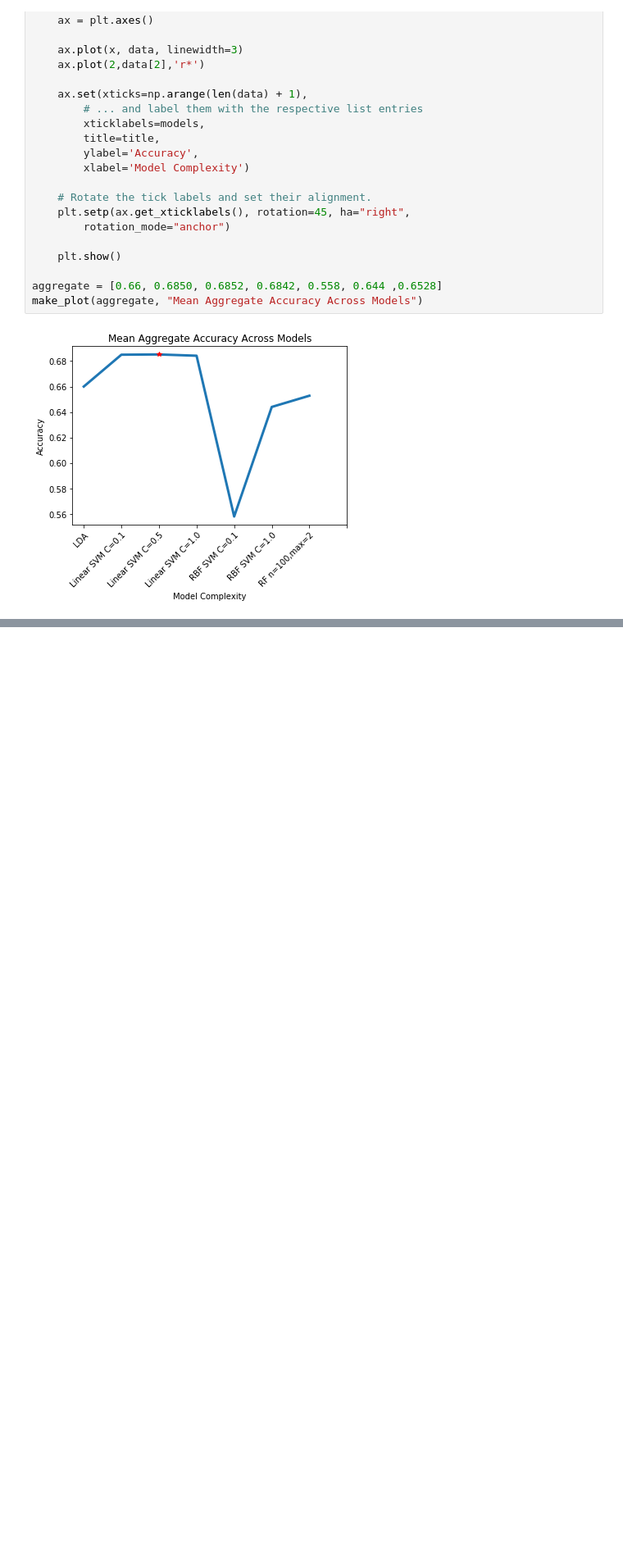
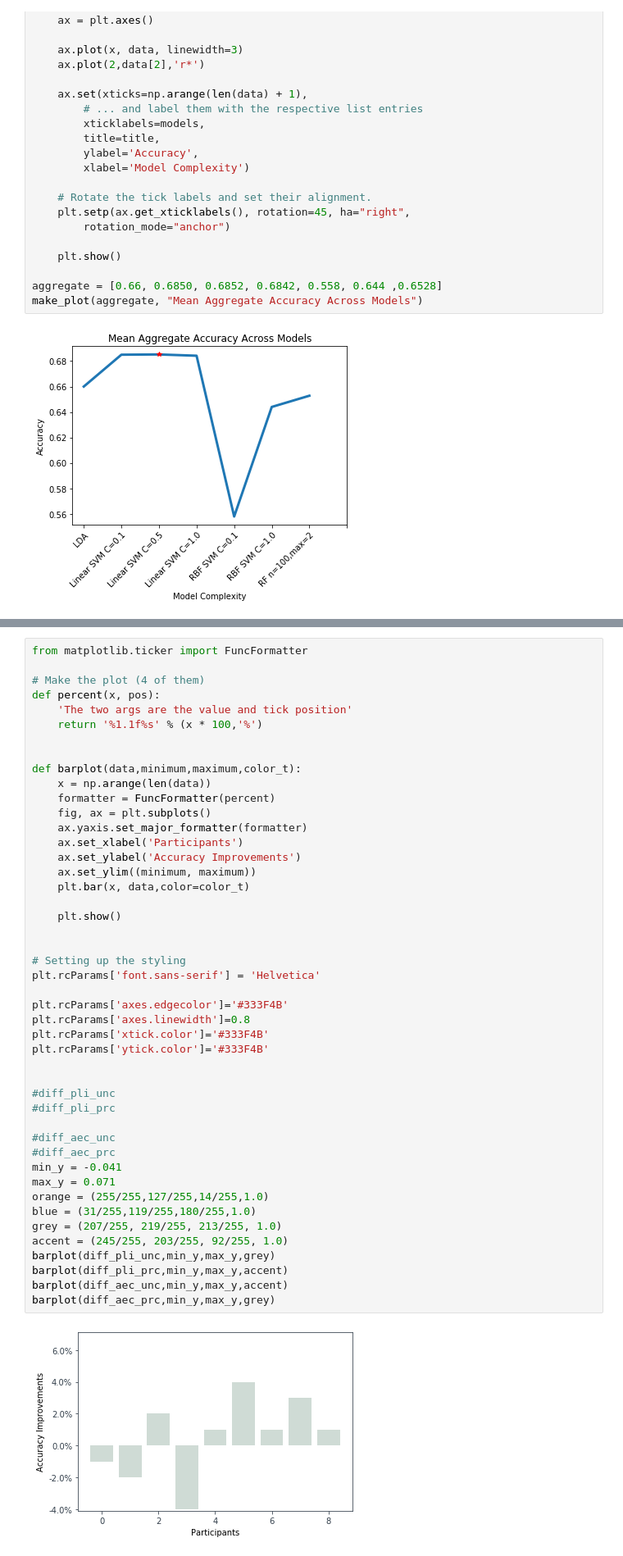
Before and after one commit to BIAPT/Scripts, a Jupyter notebook: Amplitude and Phase Based Graph of Consciousness/experiments/experiment_5_generate_stats.ipynb, the cells around one changed output, grey strips where cells are left out. Shown: that part at 82% size. Cells and saved outputs as stored; diff of their text form; blank space fills up the shorter version.

Commit message:
add the graph theory p values stuff

```diff
--- a/Amplitude and Phase Based Graph of Consciousness/experiments/experiment_5_generate_stats.ipynb
+++ b/Amplitude and Phase Based Graph of Consciousness/experiments/experiment_5_generate_stats.ipynb
@@ -278,0 +446,48 @@ Participant: 7 in hold-out set:
+# %%
+from matplotlib.ticker import FuncFormatter
+
+# Make the plot (4 of them)
+def percent(x, pos):
+    'The two args are the value and tick position'
+    return '%1.1f%s' % (x * 100,'%')
+
+
+def barplot(data,minimum,maximum,color_t):
+    x = np.arange(len(data))
+    formatter = FuncFormatter(percent)
+    fig, ax = plt.subplots()
+    ax.yaxis.set_major_formatter(formatter)
+    ax.set_xlabel('Participants')
+    ax.set_ylabel('Accuracy Improvements')
+    ax.set_ylim((minimum, maximum))
+    plt.bar(x, data,color=color_t)
+
+    plt.show()
+
+
+# Setting up the styling
+plt.rcParams['font.sans-serif'] = 'Helvetica'
+
+plt.rcParams['axes.edgecolor']='#333F4B'
+plt.rcParams['axes.linewidth']=0.8
+plt.rcParams['xtick.color']='#333F4B'
+plt.rcParams['ytick.color']='#333F4B'
+
+
+#diff_pli_unc
+#diff_pli_prc
+
+#diff_aec_unc
+#diff_aec_prc
+min_y = -0.041
+max_y = 0.071
+orange = (255/255,127/255,14/255,1.0)
+blue = (31/255,119/255,180/255,1.0)
+grey = (207/255, 219/255, 213/255, 1.0)
+accent = (245/255, 203/255, 92/255, 1.0)
+barplot(diff_pli_unc,min_y,max_y,grey)
+barplot(diff_pli_prc,min_y,max_y,accent)
+barplot(diff_aec_unc,min_y,max_y,accent)
+barplot(diff_aec_prc,min_y,max_y,grey)
+# %% [output]
+[figure, added]
```
Also changed, not shown: parts of 7 cells of this notebook, 5 other files.
